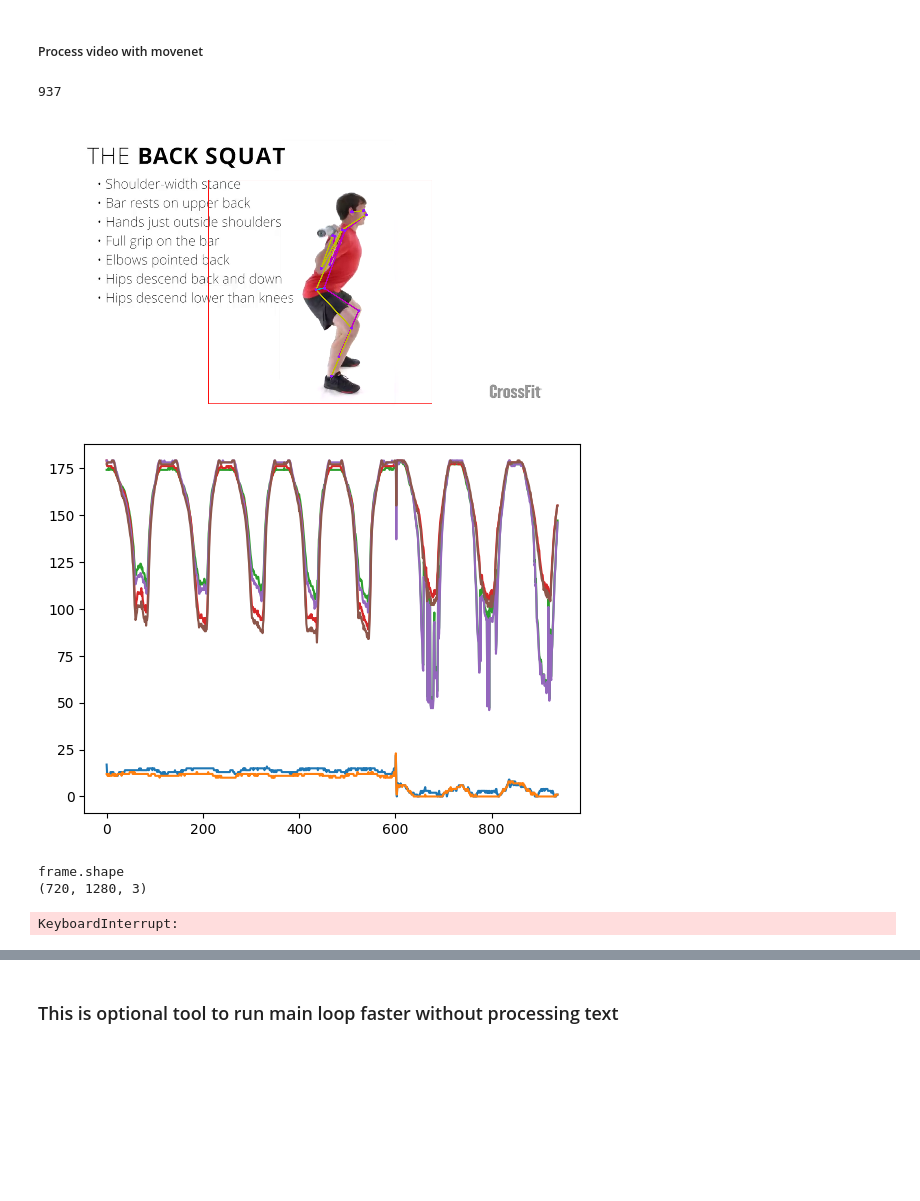
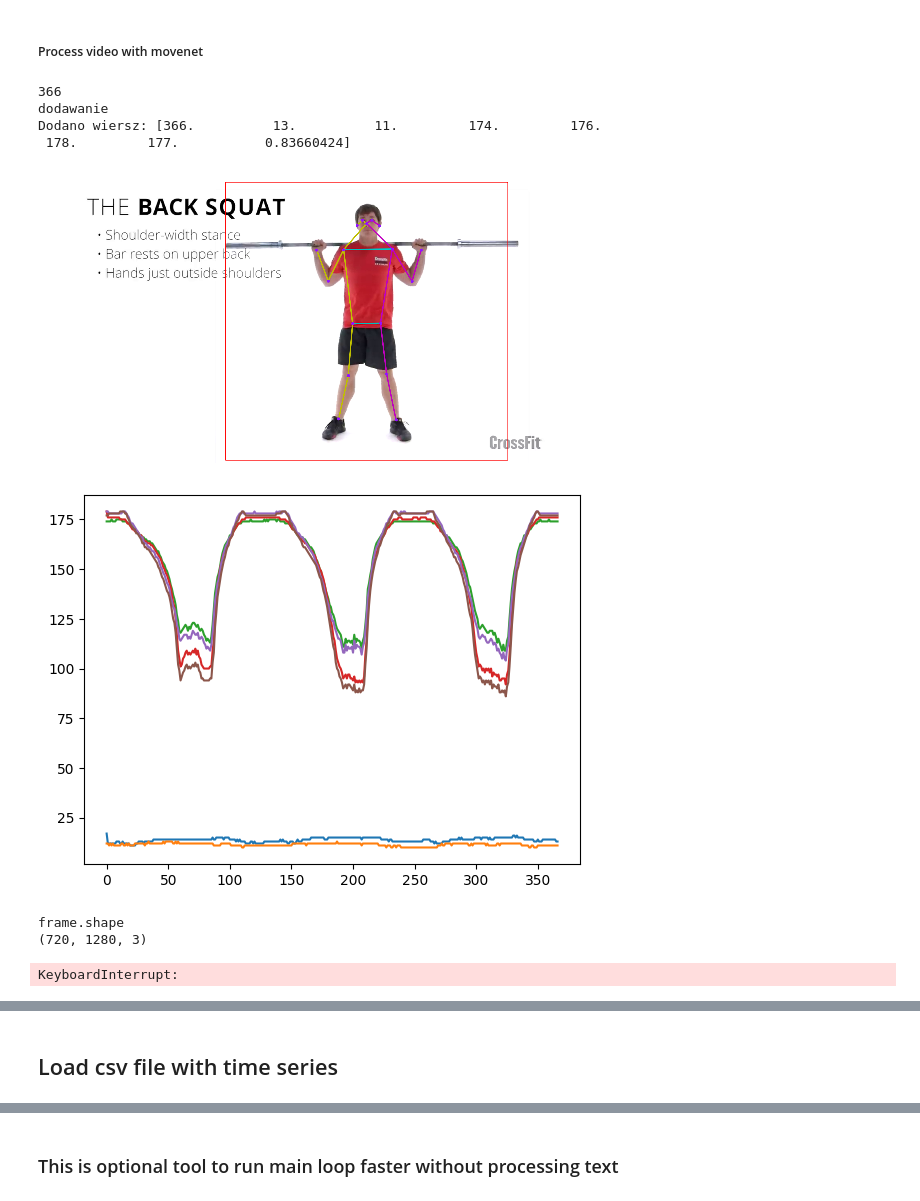
Before and after one commit to GymMachineLearning/ml_model_alt, a Jupyter notebook: notebooks/preprocess_data.ipynb, the cells around one changed output, grey strips where cells are left out. Drawn from its saved outputs; the diff is of its cells as text; code cells hidden in the pictures; blank space fills up the shorter version.

```diff
--- a/notebooks/preprocess_data.ipynb
+++ b/notebooks/preprocess_data.ipynb
@@ -643,14 +662,13 @@ def get_last_frame(filename):
 
 last_frame = get_last_frame(filename)
 
-def add_row(filename, frame, angles, text):
+def add_row(filename, frame, angles):
     with open(filename, 'a', newline='') as csvfile:
         csvwriter = csv.writer(csvfile)
         row = np.array([])
         row = np.append(row,frame)
         for item in angles:
           row = np.append(row,item)
-        row = np.append(row,text)
         csvwriter.writerow(row)
         print(f"Dodano wiersz: {row}")
 
@@ -757,12 +775,12 @@ try:
         # print(angles_with_avg_score[-1] )
         # print(get_last_frame(filename))
 
-        # if (angles_with_avg_score[-1] > 0.5) and (frame_idx>get_last_frame(filename)):
-        #   print("dodawanie")
-        #   description = ''
-        #   for x in dq:
-        #     description+=subtitles[x]['text']
-        #   add_row(filename,frame_idx,angles_with_avg_score,description)
+        if (frame_idx>get_last_frame(filename)):
+          print("dodawanie")
+          # description = ''
+          # for x in dq:
+          #   description+=subtitles[x]['text']
+          add_row(filename,frame_idx,angles_with_avg_score)
 
         if (angles_ts.shape[0]==0):
             angles_ts = angles_with_avg_score[:-1]
@@ -782,36 +800,39 @@ try:
         #   #print(img.shape)
         #   img = print_image_segments(img, rectangle)
 
         cv2_imshow(img)
         #time.sleep(0.50)
         crop_region = determine_crop_region(
                 keypoints_with_scores, image_height, image_width)
         plt.plot(angles_ts)
         plt.show()
         # print("Crop region:")
         # print(crop_region)
         # rect = get_rect_from_crop(img,crop_region)
         # print(rect)
         # if(rect[0]>0 and rect[1]>0):
         #   print_image_segments(img,rect)
         # time.sleep(0.10)
         #bar.update(progress(frame_idx, num_frames-1))
         #last_frame = frame_idx
         #key = cv2.waitKey(100)  # Adjust the delay as needed (milliseconds)
         #input("Press Enter to continue...")
         # if key == 27:  # ESC key to exit
         #   break
         # elif key == 83 or key == 100:
         frame_idx += 1
 finally:
     cap.release()
     cv2.destroyAllWindows()
 # Prepare MP4 visualization.
 #to_mp4(output_images, 'output.mp4', fps=fps)
 # %% [output]
-937
+366
+dodawanie
+Dodano wiersz: [366.          13.          11.         174.         176.
+ 178.         177.           0.83660424]
-[figure, old version]
+[figure, new version]
-[figure, old version]
+[figure, new version]
 frame.shape
 (720, 1280, 3)
 KeyboardInterrupt:
@@ -818,0 +839,2 @@ KeyboardInterrupt:
+# %% [markdown]
+## Load csv file with time series
```
Also changed, not shown: parts of 12 cells of this notebook.
